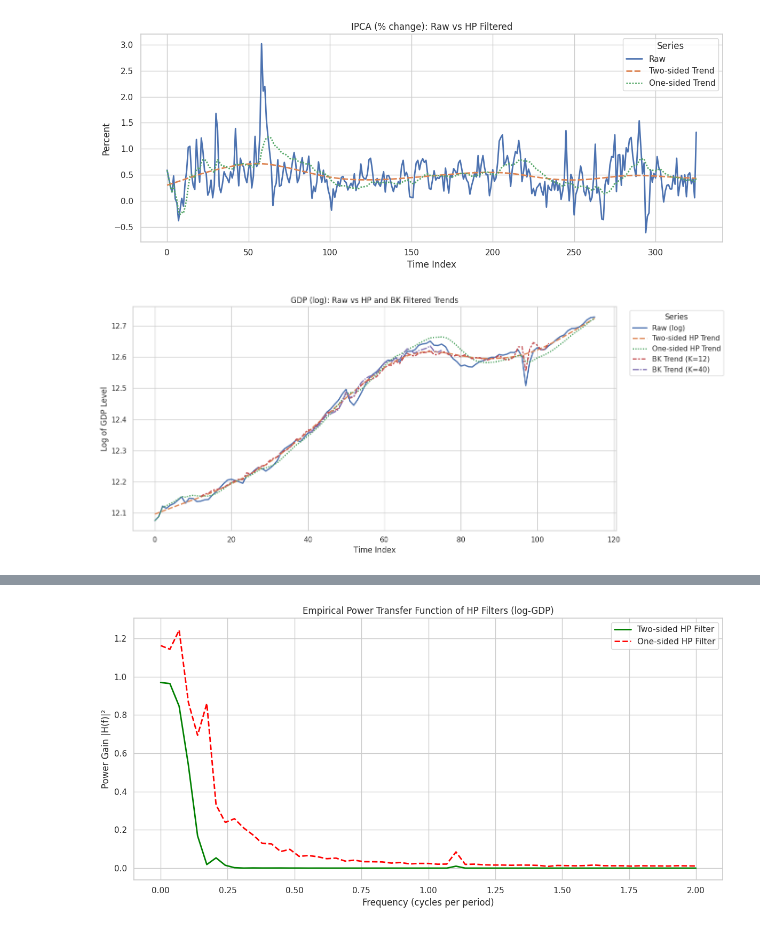
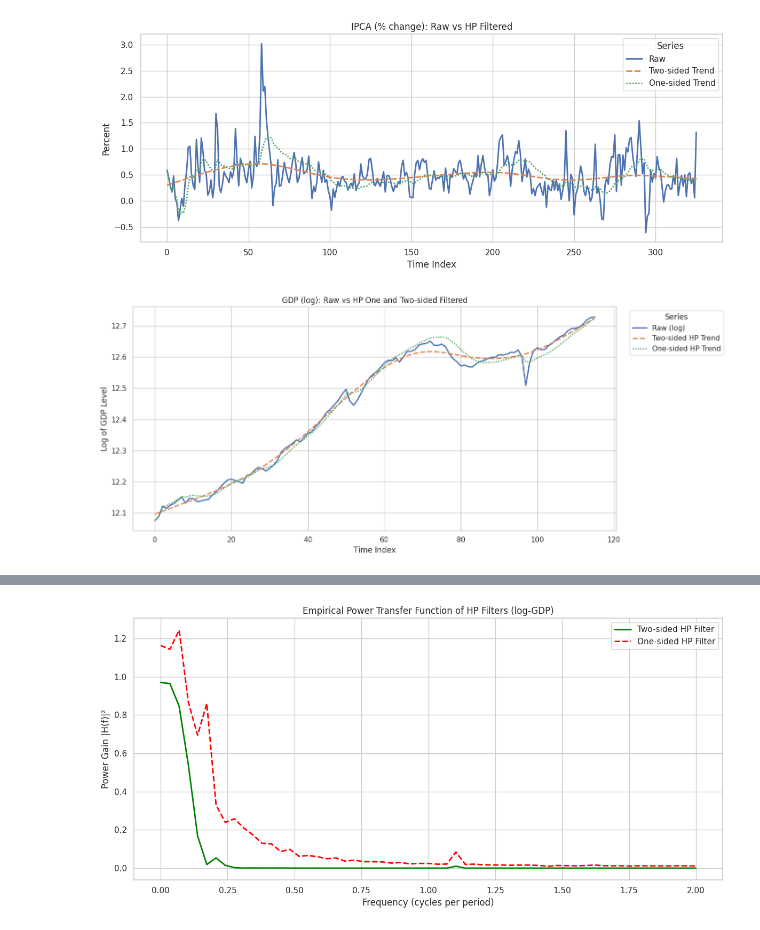
Before and after one commit to G-Cintra/PMA-Gabriel, a Jupyter notebook: notebooks/HP_Filter.ipynb, the cells around one changed output, grey strips where cells are left out. Cells and saved outputs as stored; diff of their text form; code cells hidden in the pictures.

```diff
--- a/notebooks/HP_Filter.ipynb
+++ b/notebooks/HP_Filter.ipynb
@@ -8,7 +8,7 @@ import numpy as np
 from sklearn.metrics import root_mean_squared_error
 
 # Set Seaborn style
-sns.set(style='whitegrid')
+sns.set_theme(style='whitegrid')
 
 # Define paths
 RAW_DIR = Path("../data/raw")
@@ -82,37 +140,43 @@ plt.show()
 [figure]
 # %%
 # --- Rename columns for consistent labeling ---
-gdp_plot = gdp[["log_valor", "trend_two", "trend_one", "bk_trend", "bks_trend"]].copy()
+gdp_plot = gdp[[
+    "log_valor",
+    "trend_two",
+    "trend_one",
+    #"bk_trend",
+    #"bks_trend"
+    ]].copy()
 gdp_plot.columns = [
     "Raw (log)",
     "Two-sided HP Trend",
     "One-sided HP Trend",
-    "BK Trend (K=12)",
-    "BK Trend (K=40)"
+    #"BK Trend (K=12)",
+    #"BK Trend (K=40)"
 ]
 
 # --- Melt for Seaborn ---
 gdp_plot = gdp_plot.reset_index().melt(
     id_vars="index",
     var_name="Series",
     value_name="Value"
 )
 
 # --- Plot ---
 plt.figure(figsize=(14, 6))
 sns.lineplot(
     data=gdp_plot,
     x="index",
     y="Value",
     hue="Series",
     style="Series",
     linewidth=2
 )
-plt.title("GDP (log): Raw vs HP and BK Filtered Trends")
+plt.title("GDP (log): Raw vs HP One and Two-sided Filtered")
 plt.xlabel("Time Index")
 plt.ylabel("Log of GDP Level")
 plt.legend(title="Series", bbox_to_anchor=(1.02, 1), loc='upper left')
 plt.tight_layout()
 plt.show()
 # %% [output]
-[figure, old version]
+[figure, new version]
```
Also changed, not shown: parts of 7 cells of this notebook, 13 other files.
